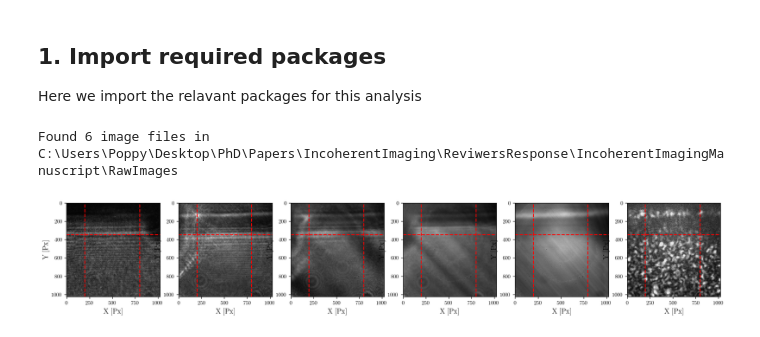
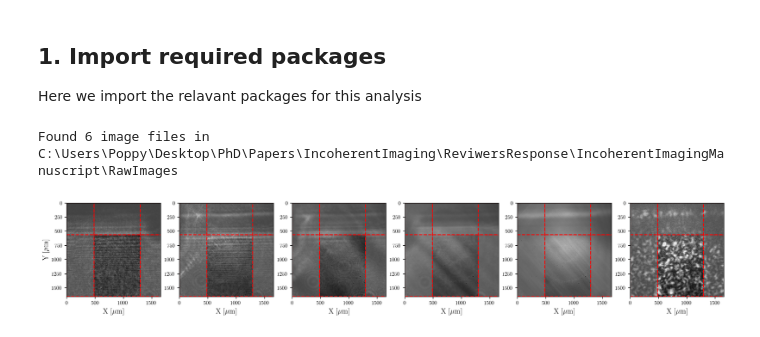
Before and after one commit to PoppyJoshi/IncoherentImagingManuscript, a Jupyter notebook: QuantitativeFingeAnalsysis.ipynb, the cells around one changed output. Saved outputs shown, nothing was run; the diff lists cells and outputs as text; code cells hidden in the pictures.

```diff
--- a/QuantitativeFingeAnalsysis.ipynb
+++ b/QuantitativeFingeAnalsysis.ipynb
@@ -53,23 +54,36 @@ TEXTWIDTH = 6.8
 # %%
 data_dir = Path("C:\\Users\\Poppy\\Desktop\\PhD\\Papers\\IncoherentImaging\\ReviwersResponse\\IncoherentImagingManuscript\\RawImages")        #Define data path
 
 ImgFiles = sorted(data_dir.glob("*.png"))                                                           #Define image files to be analyzed
 print(f"Found {len(ImgFiles)} image files in {data_dir}")                                           # Checks we have found all the files
 
 Imgs = [Image.open(img_file) for img_file in ImgFiles]                                              # Open images and store them in a list
 
-cropIndex = [200,800,350,1024]                                                                      # Define the crop region [xmin, xmax, ymin, ymax]
+Mag = 8.025                                                                                         # magnification
+PxSz = 13                                                                                           # [um] pixel size of Andor iXon Ultra 888 EMCCD camera
+
+#All images have the same dims. Convert pixel coordinates to micrometers using the pixel size and magnification size[1] = Y, size[0] = X
+y_um = np.arange(0, Imgs[0].size[1]) * PxSz / Mag                                                   # y-axis in micrometers
+x_um = np.arange(0, Imgs[0].size[0]) * PxSz / Mag                                                   # x-axis in micrometers
+
+cropPx = np.array([300, 800, 350, len(y_um)], dtype=int)
+crop_um = cropPx * PxSz / Mag
 
 fig,ax = plt.subplots(1,len(Imgs),figsize=(20,50))                                                  # Create a figure and axes
 for i in range(len(Imgs)):
     img = np.array(Imgs[i])                                                                         # Convert image to numpy array
-    ax[i].imshow(img, cmap="gray")                                                                  # plotting the images
-    ax[i].set_xlabel('X [Px]')
-    ax[i].set_ylabel('Y [Px]')
-    ax[i].axhline(y=cropIndex[2], color='r', linestyle='--')                                        # Defining the top line for the crop region
-    ax[i].axvline(x=cropIndex[0], color='r', linestyle='--')                                        # Defining the left line for the crop region
-    ax[i].axvline(x=cropIndex[1], color='r', linestyle='--')
+    ax[i].imshow(img, extent = [x_um[0], x_um[-1], y_um[-1], y_um[0]], cmap="gray")                 # plotting the images
+    ax[i].set_xlabel('X [$\mu$m]')
+    ax[0].set_ylabel('Y [$\mu$m]')
+    ax[i].axvline(crop_um[0] , color='r', linestyle='--')                                         # Defining lower left limit
+    ax[i].axvline(crop_um[1] , color='r', linestyle='--')                                         # Defining far right limit
+    ax[i].axhline(crop_um[2] , color='r', linestyle='--')                                         # Defining upper Y limit
+    ax[i].axhline(crop_um[3] , color='r', linestyle='--')                                         # Defining bottom Y limit
+    ax[i].add_patch(plt.Rectangle((0, 0), crop_um[0], crop_um[3], edgecolor='r', facecolor='gray', linestyle='--',alpha=0.5)) # Defining right shaded region
+    ax[i].add_patch(plt.Rectangle((crop_um[0], y_um[0]),crop_um[1], crop_um[2]-y_um[0], edgecolor='r', facecolor='gray', linestyle='--',alpha=0.5)) # Defining the top shaded region
+    ax[i].add_patch(plt.Rectangle((crop_um[1], crop_um[2]), crop_um[1], crop_um[3]-crop_um[2], edgecolor='r', facecolor='gray', linestyle='--',alpha=0.5)) # Defining the right shaded region
+    ax[i].set_ylim(y_um[-1], y_um[0])
 plt.show()                                                                                          # showing the figure
 # %% [output]
 Found 6 image files in C:\Users\Poppy\Desktop\PhD\Papers\IncoherentImaging\ReviwersResponse\IncoherentImagingManuscript\RawImages
-[figure, old version]
+[figure, new version]
```
Also changed, not shown: parts of 18 cells of this notebook.
